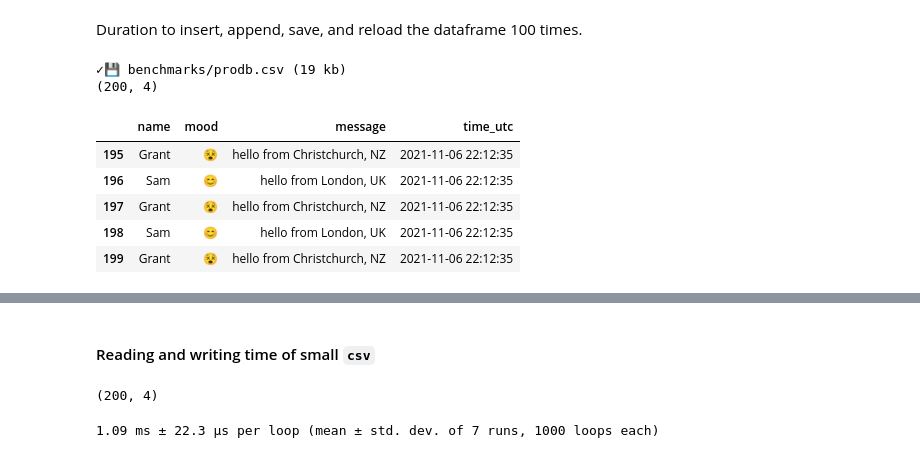
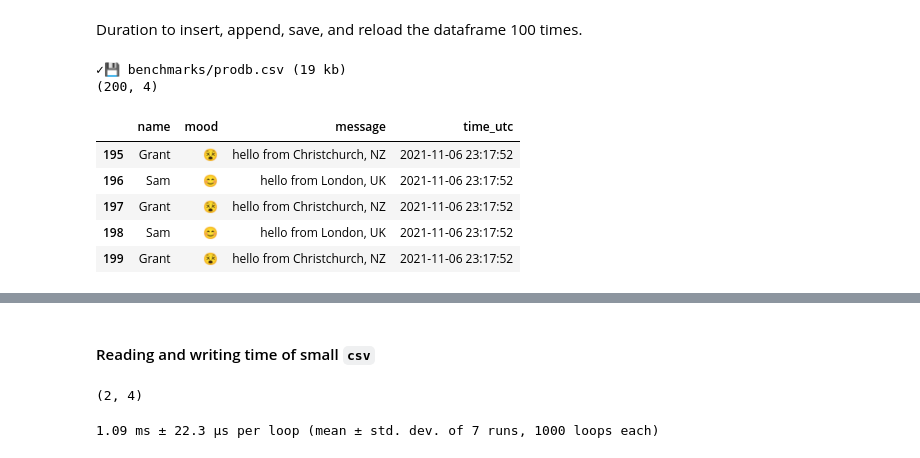
Before and after one commit to lukexyz/prodb, a Jupyter notebook: nbs/01_benchmarks.ipynb, the cells around one changed output, grey strips where cells are left out. Saved outputs shown, nothing was run; the diff lists cells and outputs as text; code cells hidden in the pictures.

```diff
--- a/nbs/01_benchmarks.ipynb
+++ b/nbs/01_benchmarks.ipynb
@@ -29,23 +31,23 @@ Duration to insert, append, save, and reload the dataframe 100 times.
 # %%
 %%time
 
-def test_prodb(n=100):
+def test_prodb(n=1, verbose=True):
     dbpath='benchmarks/prodb.csv'
-    df = generate_db(dbpath=dbpath, cols='name mood message'.split())
+    df = generate_db(dbpath=dbpath, cols='name mood message'.split(), verbose=verbose)
     for i in range(n):
         df = insert_rows(df, data, dbpath=dbpath)   # save to disk
         df = pd.read_csv(dbpath)                    # load from disk
     return df
 
-df = test_prodb()
+df = test_prodb(n=100)
 print(df.shape)
 display(df.tail())
 # %% [output]
 ✓💾 benchmarks/prodb.csv (19 kb)
 (200, 4)
 |  | name | mood | message | time_utc |
-| 195 | Grant | 😵 | hello from Christchurch, NZ | 2021-11-06 22:12:35 |
-| 196 | Sam | 😊 | hello from London, UK | 2021-11-06 22:12:35 |
-| 197 | Grant | 😵 | hello from Christchurch, NZ | 2021-11-06 22:12:35 |
-| 198 | Sam | 😊 | hello from London, UK | 2021-11-06 22:12:35 |
-| 199 | Grant | 😵 | hello from Christchurch, NZ | 2021-11-06 22:12:35 |
+| 195 | Grant | 😵 | hello from Christchurch, NZ | 2021-11-06 23:17:52 |
+| 196 | Sam | 😊 | hello from London, UK | 2021-11-06 23:17:52 |
+| 197 | Grant | 😵 | hello from Christchurch, NZ | 2021-11-06 23:17:52 |
+| 198 | Sam | 😊 | hello from London, UK | 2021-11-06 23:17:52 |
+| 199 | Grant | 😵 | hello from Christchurch, NZ | 2021-11-06 23:17:52 |
@@ -55,7 +57,7 @@ Wall time: 456 ms
 # %%
 df.shape
 # %% [output]
-(200, 4)
+(2, 4)
 # %%
 %%timeit
 df.to_csv('benchmarks/tmp.csv')
```
Also changed, not shown: parts of 24 cells of this notebook, 6 other files.
